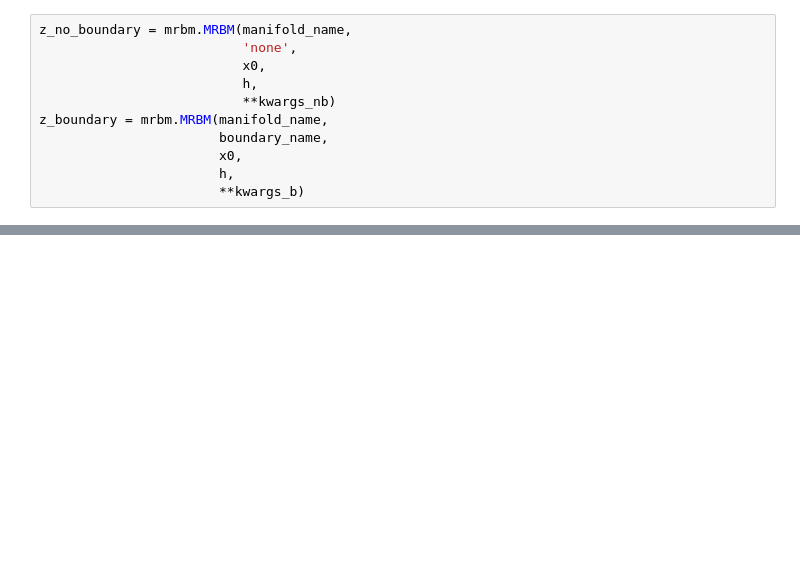
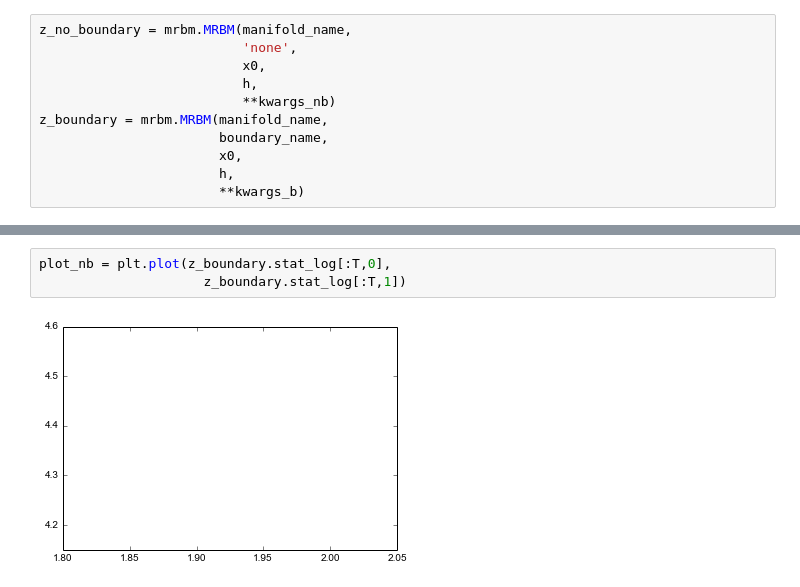
Before and after one commit to Danie1Johnson/research, a Jupyter notebook: BGMRBM test 2.ipynb, the cells around one changed output, grey strips where cells are left out. Drawn from its saved outputs; the diff is of its cells as text; blank space fills up the shorter version.

```diff
--- a/BGMRBM test 2.ipynb
+++ b/BGMRBM test 2.ipynb
@@ -82,0 +90,5 @@ print faces
+# %%
+plot_nb = plt.plot(z_boundary.stat_log[:T,0],
+                     z_boundary.stat_log[:T,1])
+# %% [output]
+[figure, added]
```
Also changed, not shown: parts of 6 cells of this notebook, 6 other files.
